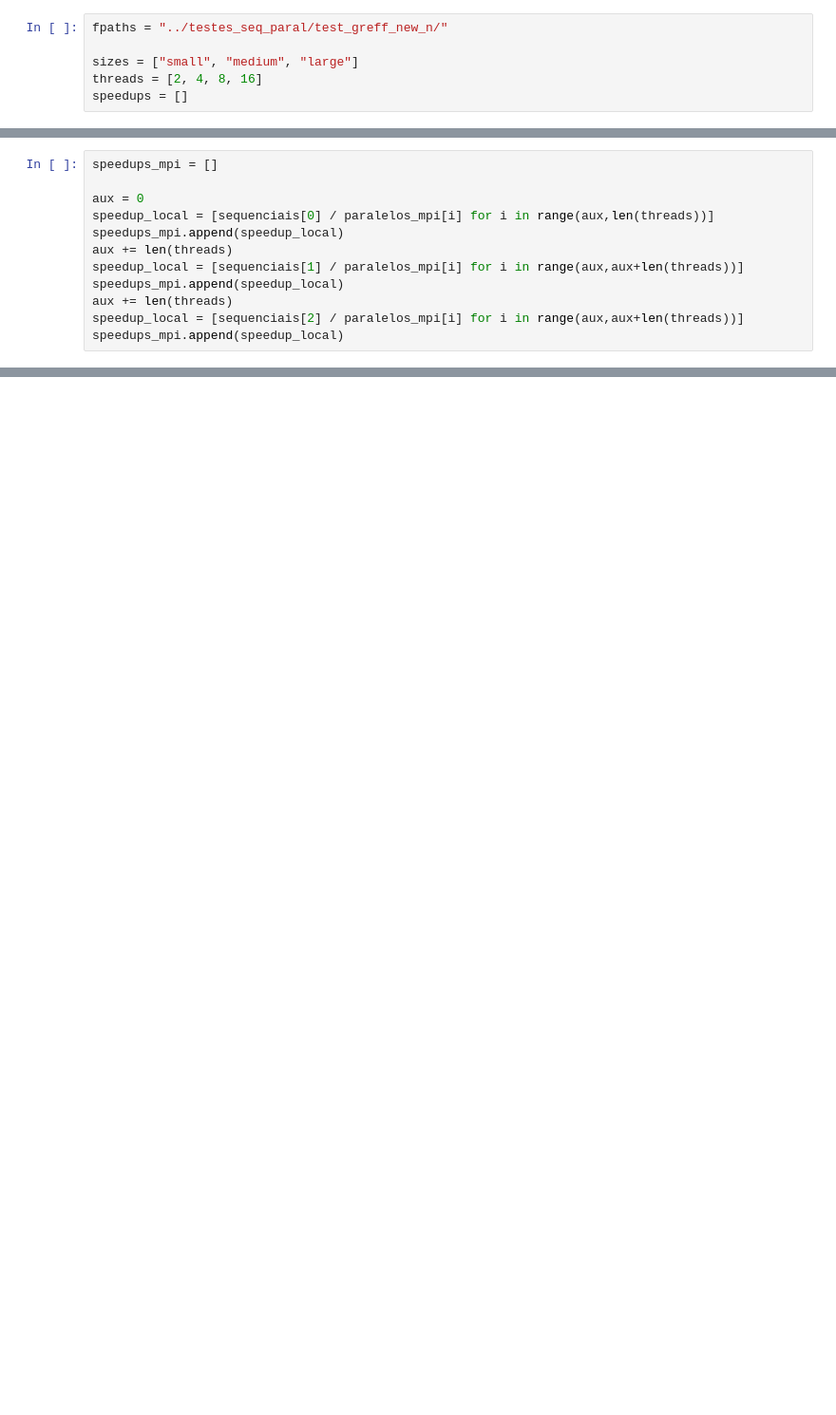
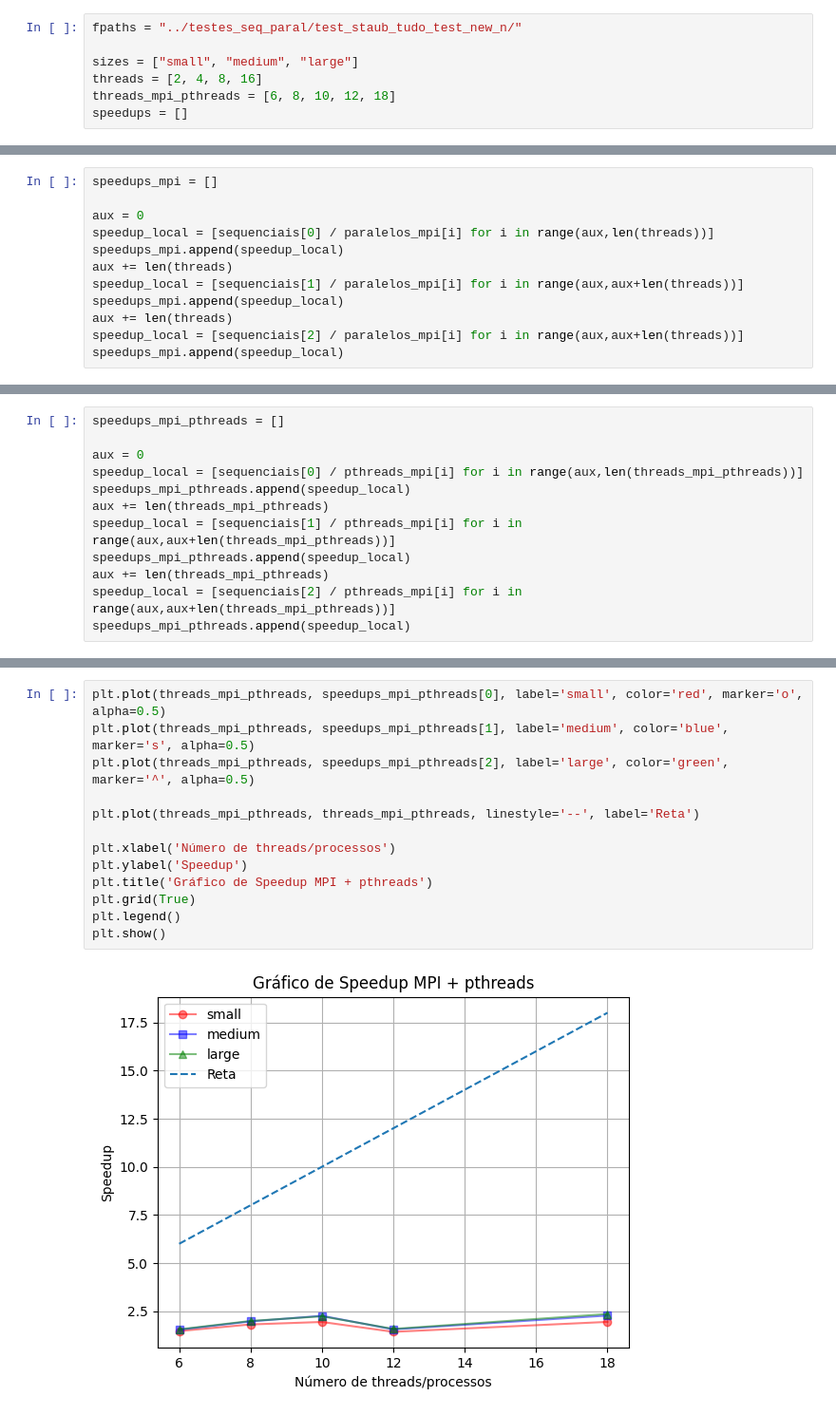
Before and after one commit to staubjoao/symmetric_rank-2k_operations, a Jupyter notebook: for_plot/plot_v2.ipynb, the cells around one changed output, grey strips where cells are left out. Shown at 95% size. Cells and saved outputs as stored; diff of their text form; blank space fills up the shorter version.

Commit message:
Tudo no grau para rodar

```diff
--- a/for_plot/plot_v2.ipynb
+++ b/for_plot/plot_v2.ipynb
@@ -2,10 +2,11 @@
 import matplotlib.pyplot as plt
 import numpy as np
 # %%
-fpaths = "../testes_seq_paral/test_greff_new_n/"
+fpaths = "../testes_seq_paral/test_staub_tudo_test_new_n/"
 
 sizes = ["small", "medium", "large"]
 threads = [2, 4, 8, 16]
+threads_mpi_pthreads = [6, 8, 10, 12, 18]
 speedups = []
 # %%
 sequenciais = []
@@ -185,3 +166,15 @@ speedups_mpi
+# %%
+speedups_mpi_pthreads = []
+
+aux = 0
+speedup_local = [sequenciais[0] / pthreads_mpi[i] for i in range(aux,len(threads_mpi_pthreads))]
+speedups_mpi_pthreads.append(speedup_local)
+aux += len(threads_mpi_pthreads)
+speedup_local = [sequenciais[1] / pthreads_mpi[i] for i in range(aux,aux+len(threads_mpi_pthreads))]
+speedups_mpi_pthreads.append(speedup_local)
+aux += len(threads_mpi_pthreads)
+speedup_local = [sequenciais[2] / pthreads_mpi[i] for i in range(aux,aux+len(threads_mpi_pthreads))]
+speedups_mpi_pthreads.append(speedup_local)
 # %%
 plt.plot(threads, speedups_pthreads[0], label='small', color='red', marker='o', alpha=0.5)
 plt.plot(threads, speedups_pthreads[1], label='medium', color='blue', marker='s', alpha=0.5)
@@ -214,0 +208,15 @@ plt.show()
+# %%
+plt.plot(threads_mpi_pthreads, speedups_mpi_pthreads[0], label='small', color='red', marker='o', alpha=0.5)
+plt.plot(threads_mpi_pthreads, speedups_mpi_pthreads[1], label='medium', color='blue', marker='s', alpha=0.5)
+plt.plot(threads_mpi_pthreads, speedups_mpi_pthreads[2], label='large', color='green', marker='^', alpha=0.5)
+
+plt.plot(threads_mpi_pthreads, threads_mpi_pthreads, linestyle='--', label='Reta')
+
+plt.xlabel('Número de threads/processos')
+plt.ylabel('Speedup')
+plt.title('Gráfico de Speedup MPI + pthreads')
+plt.grid(True)
+plt.legend()
+plt.show()
+# %% [output]
+[figure, added]
```
Also changed, not shown: parts of 11 cells of this notebook, 51 other files.
